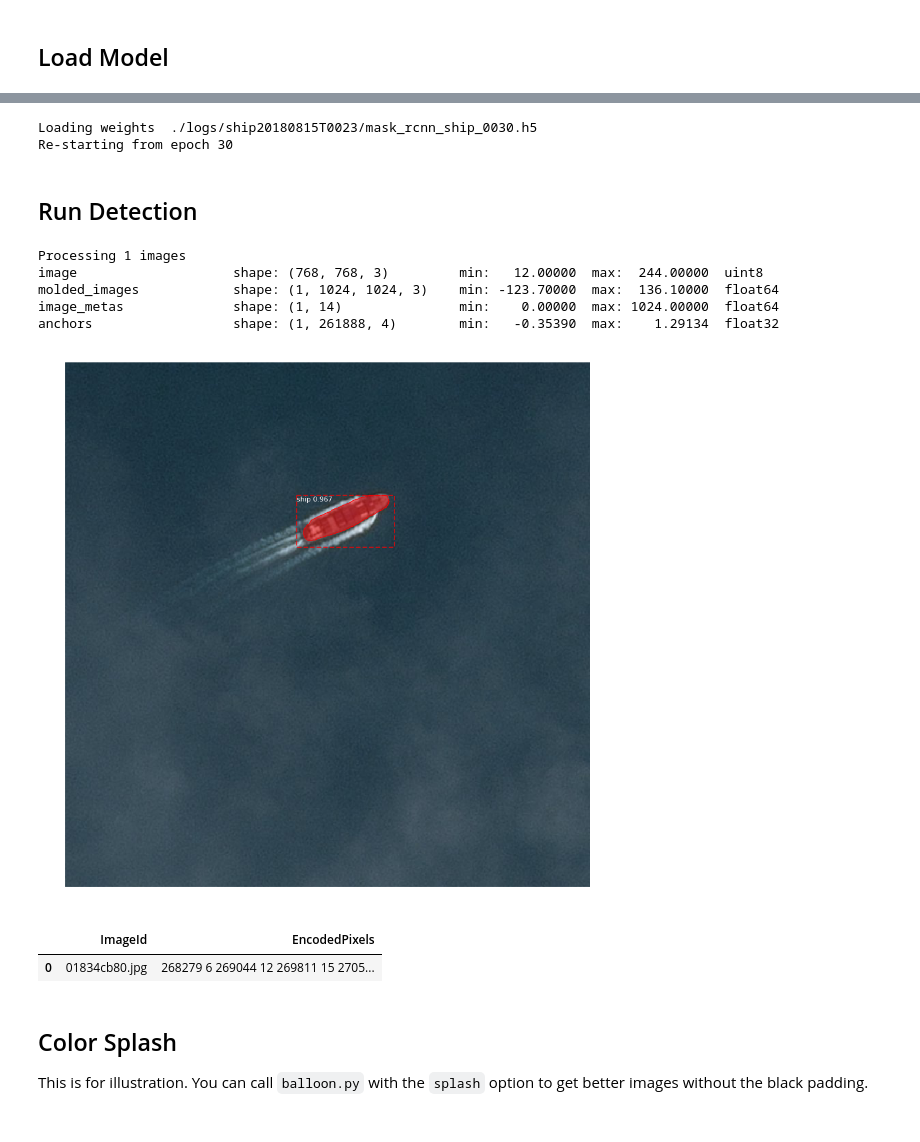
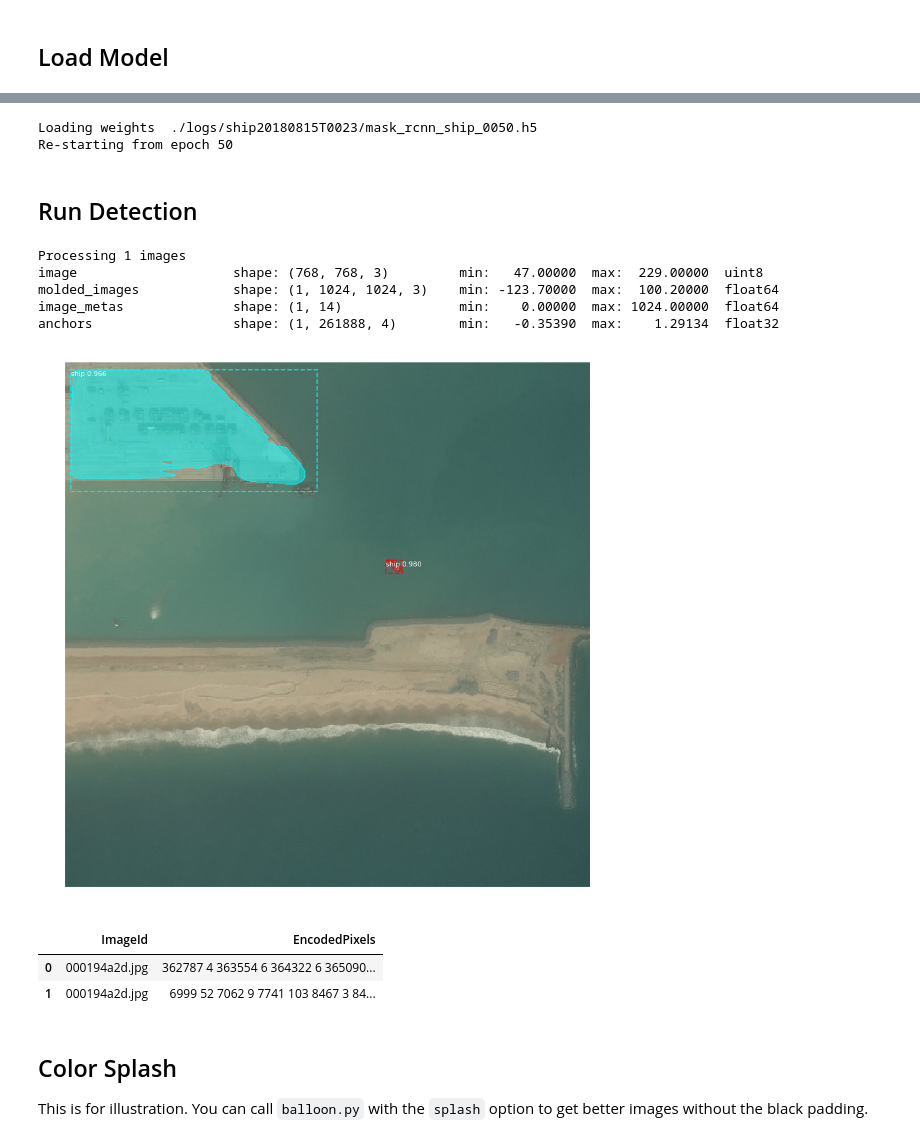
Before and after one commit to gabrielgarza/Mask_RCNN, a Jupyter notebook: samples/ship/inspect_ship_model.ipynb, the cells around one changed output, grey strips where cells are left out. Drawn from its saved outputs; the diff is of its cells as text; code cells hidden in the pictures.

Commit message:
train params

```diff
--- a/samples/ship/inspect_ship_model.ipynb
+++ b/samples/ship/inspect_ship_model.ipynb
@@ -38,7 +38,7 @@ MODEL_DIR = os.path.join(ROOT_DIR, "logs")
 # Path to Ballon trained weights
 # You can download this file from the Releases page
 # https://github.com/matterport/Mask_RCNN/releases
-SHIP_WEIGHTS_PATH = "./logs/ship20180815T0023/mask_rcnn_ship_0030.h5"  # TODO: update this path
+SHIP_WEIGHTS_PATH = "./logs/ship20180815T0023/mask_rcnn_ship_0050.h5"  # TODO: update this path
 # %% [output]
 Using TensorFlow backend.
 # %% [markdown]
@@ -118,5 +118,4 @@ Classes: ['BG', 'ship']
 # %%
 # Create model in inference mode
 with tf.device(DEVICE):
-    model = modellib.MaskRCNN(mode="inference", model_dir=MODEL_DIR,
-                              config=config)
+    model = modellib.MaskRCNN(mode="inference", model_dir=MODEL_DIR, config=config)
@@ -123,19 +129,10 @@ with tf.device(DEVICE):
 # %%
-# Set path to balloon weights file
-
-# Download file from the Releases page and set its path
-# https://github.com/matterport/Mask_RCNN/releases
-# weights_path = "/path/to/mask_rcnn_balloon.h5"
-
-# Or, load the last model you trained
-# weights_path = model.find_last()
-
 # Load weights
 print("Loading weights ", SHIP_WEIGHTS_PATH)
 model.load_weights(os.path.join(ROOT_DIR, SHIP_WEIGHTS_PATH), by_name=True)
 # %% [output]
-Loading weights  ./logs/ship20180815T0023/mask_rcnn_ship_0030.h5
-Re-starting from epoch 30
+Loading weights  ./logs/ship20180815T0023/mask_rcnn_ship_0050.h5
+Re-starting from epoch 50
 # %% [markdown]
 ## Run Detection
 # %%
@@ -147,45 +144,48 @@ class_names = ['BG', 'ship']
 # two ships in train 0005d01c8.jpg
 # 006da0c7b.jpg
 # 0005d6d95.jpg
+# 000194a2d.jpg land, dock, containers hard one
 # with land and dock and containers (hard one) 013048d62.jpg
 # land, dock, containers 0171499be.jpg
+# had overlap 01834cb80.jpg
 
-image_id = "01834cb80.jpg"
+image_id = "000194a2d.jpg"
 subset = "test"
 image = skimage.io.imread(os.path.join(ROOT_DIR, SHIP_DIR, subset, image_id))
 
 # Run detection
 results = model.detect([image], verbose=1)
 
 # Visualize results
 r = results[0]
 visualize.display_instances(image, r['rois'], r['masks'], r['class_ids'],
                             class_names, r['scores'])
 
 out_pred_rows = []
 re_encoded_to_rle_list = []
 for i in np.arange(np.array(r['masks']).shape[-1]):
     boolean_mask = r['masks'][:,:,i]
     re_encoded_to_rle = dataset.rle_encode(boolean_mask)
     re_encoded_to_rle_list.append(re_encoded_to_rle)
 
 if len(re_encoded_to_rle_list) == 0:
     out_pred_rows += [{'ImageId': image_id, 'EncodedPixels': ''}]
 else:
     for rle_mask in re_encoded_to_rle_list:
         out_pred_rows += [{'ImageId': image_id, 'EncodedPixels': rle_mask}]
 
 submission_df = pd.DataFrame(out_pred_rows)[['ImageId', 'EncodedPixels']]
 submission_df.head()
 # %% [output]
 Processing 1 images
-image                    shape: (768, 768, 3)         min:   12.00000  max:  244.00000  uint8
-molded_images            shape: (1, 1024, 1024, 3)    min: -123.70000  max:  136.10000  float64
+image                    shape: (768, 768, 3)         min:   47.00000  max:  229.00000  uint8
+molded_images            shape: (1, 1024, 1024, 3)    min: -123.70000  max:  100.20000  float64
 image_metas              shape: (1, 14)               min:    0.00000  max: 1024.00000  float64
 anchors                  shape: (1, 261888, 4)        min:   -0.35390  max:    1.29134  float32
-[figure, old version]
+[figure, new version]
 |  | ImageId | EncodedPixels |
-| 0 | 01834cb80.jpg | 268279 6 269044 12 269811 15 2705... |
+| 0 | 000194a2d.jpg | 362787 4 363554 6 364322 6 365090... |
+| 1 | 000194a2d.jpg | 6999 52 7062 9 7741 103 8467 3 84... |
 # %%
 # image_id = "002deeb16.jpg" #random.choice(dataset.image_ids)
 # image, image_meta, gt_class_id, gt_bbox, gt_mask =\
```
Also changed, not shown: parts of 3 cells of this notebook, 1 other file.
